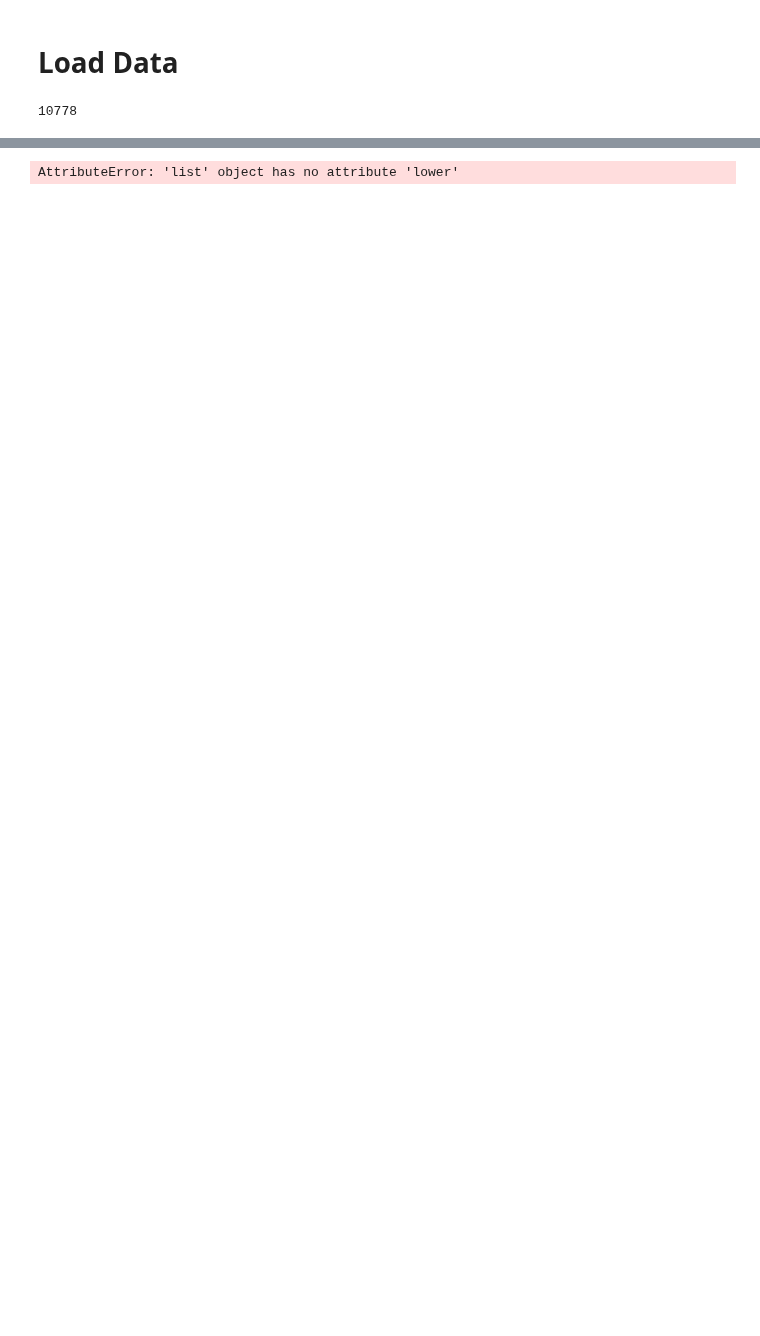
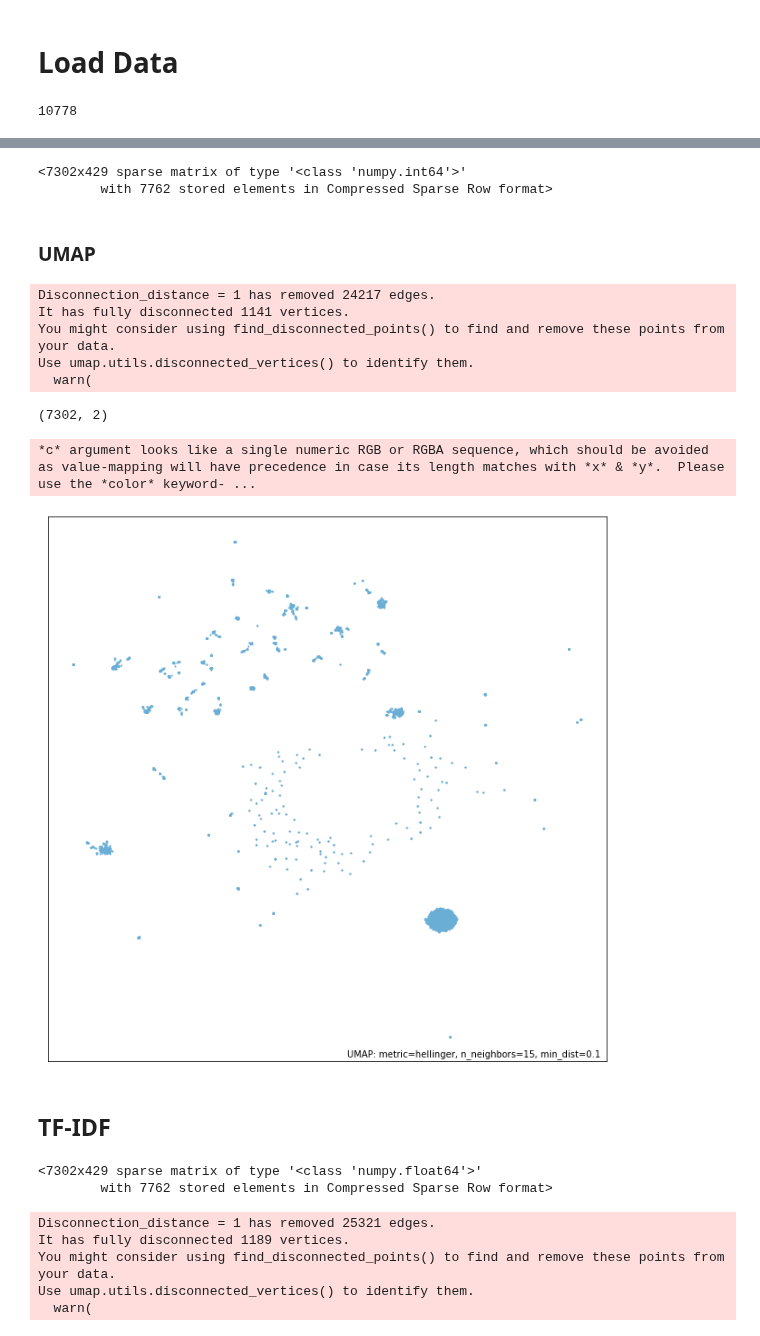
Before and after one commit to hanaCasey/BHVizData, a Jupyter notebook: exploration.ipynb, the cells around one changed output, grey strips where cells are left out. Drawn from its saved outputs; the diff is of its cells as text; code cells hidden in the pictures; blank space fills up the shorter version.

Commit message:
first mapping

```diff
--- a/exploration.ipynb
+++ b/exploration.ipynb
@@ -16,0 +44,3 @@ len(df)
+# %%
+#based on the subject types
+df['subject_labels'] = df['subject_types'].str.split('|')
@@ -17,5 +64,6 @@ len(df)
 # %%
-df['subject_list'] = df['subjects'].str.split('|').to_list()
+# cleaning up the subject: getting rid of commas and spaces, replacing the | with spaces
+df['subject_list'] = df['subjects'].apply(lambda x: str(x).replace(',', '').replace(' ', '').replace('|', ' '))
 # %%
 df['subject_list']
 # %% [output]
@@ -34,6 +84,11 @@ Name: subject_list, Length: 10778, dtype: object
 # %%
-vectorizer = CountVectorizer(min_df=1)
+vectorizer = CountVectorizer(min_df=5)
 subject_doc_matrix = vectorizer.fit_transform(df.subject_list)
-# %% [output]
-AttributeError: 'list' object has no attribute 'lower'
+# %%
+subject_doc_matrix
+# %% [output]
+<7302x429 sparse matrix of type '<class 'numpy.int64'>'
+        with 7762 stored elements in Compressed Sparse Row format>
+# %% [markdown]
+### UMAP
 # %%
@@ -41,0 +98,21 @@ import matplotlib.pyplot as plt
+# %%
+reducer = UMAP(n_components = 2, metric='hellinger')
+
+embedding = reducer.fit(subject_doc_matrix)
+# %% [output]
+Disconnection_distance = 1 has removed 24217 edges.
+It has fully disconnected 1141 vertices.
+You might consider using find_disconnected_points() to find and remove these points from your data.
+Use umap.utils.disconnected_vertices() to identify them.
+  warn(
+# %%
+embedding.embedding_.shape
+# %% [output]
+(7302, 2)
+# %%
+f = umap.plot.points(embedding)
+# %% [output]
+*c* argument looks like a single numeric RGB or RGBA sequence, which should be avoided as value-mapping will have precedence in case its length matches with *x* & *y*.  Please use the *color* keyword- ...
+[figure, added]
+# %% [markdown]
+## TF-IDF
@@ -41,0 +122,13 @@ import matplotlib.pyplot as plt
+# %%
+tfidf_subject_matrix
+# %% [output]
+<7302x429 sparse matrix of type '<class 'numpy.float64'>'
+        with 7762 stored elements in Compressed Sparse Row format>
+# %%
+tfidf_embedding = UMAP( n_components = 2, metric='hellinger').fit(tfidf_subject_matrix)
+# %% [output]
+Disconnection_distance = 1 has removed 25321 edges.
+It has fully disconnected 1189 vertices.
+You might consider using find_disconnected_points() to find and remove these points from your data.
+Use umap.utils.disconnected_vertices() to identify them.
+  warn(
```
Also changed, not shown: parts of 11 cells of this notebook.
